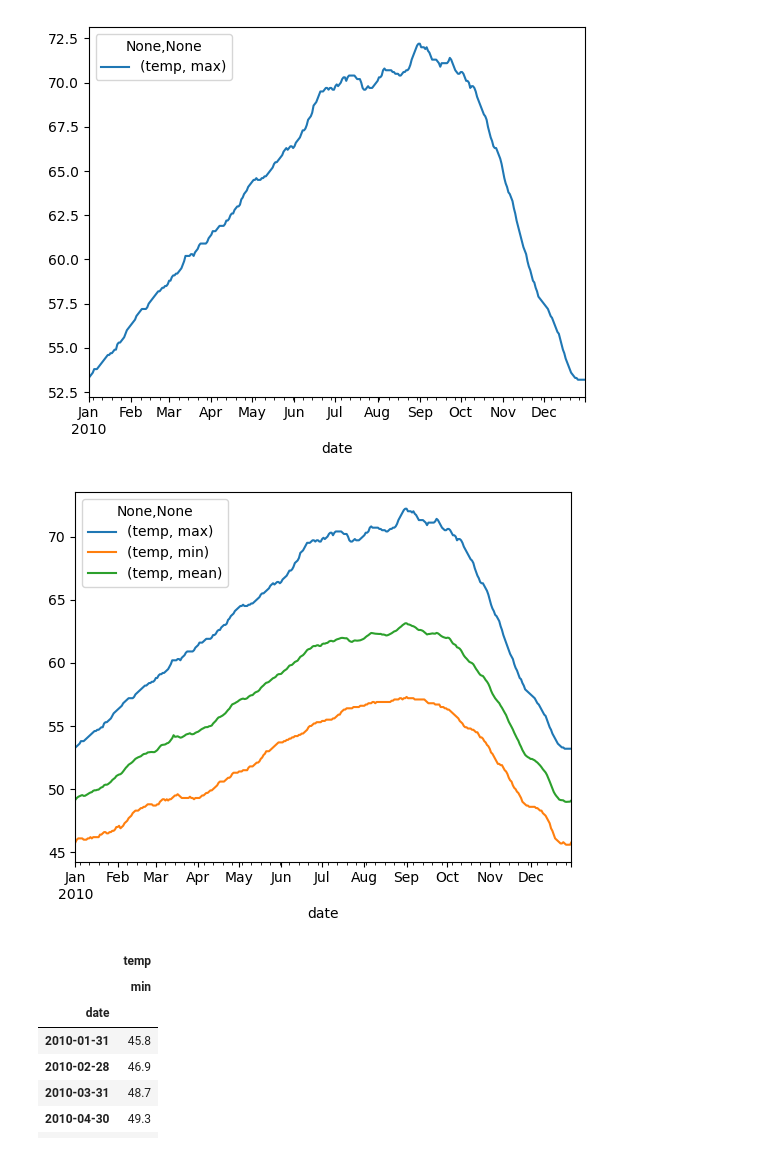
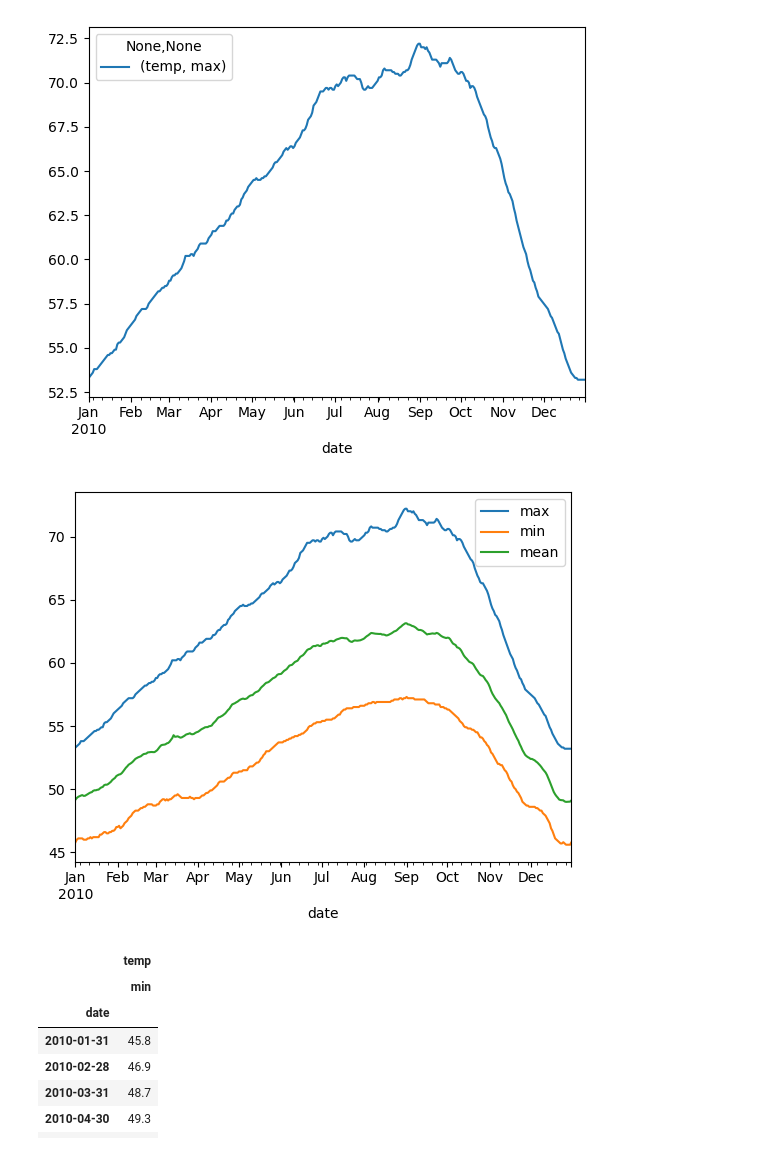
Before and after one commit to Divante222/time-series-exercises, a Jupyter notebook: time_series_data.ipynb, the cells around one changed output. Drawn from its saved outputs; the diff is of its cells as text; code cells hidden in the pictures.

```diff
--- a/time_series_data.ipynb
+++ b/time_series_data.ipynb
@@ -65,11 +65,11 @@ plt.show()
 # %%
 df = data.sf_temps()
 df = df.set_index('date')
 df = df.resample('D').agg(['max', 'min','mean'])
-df.plot()
+df.temp.plot()
 plt.show()
 # %% [output]
-[figure, old version]
+[figure, new version]
 # %%
 df = data.sf_temps()
 df = df.set_index('date')
```
Also changed, not shown: parts of 4 cells of this notebook.
